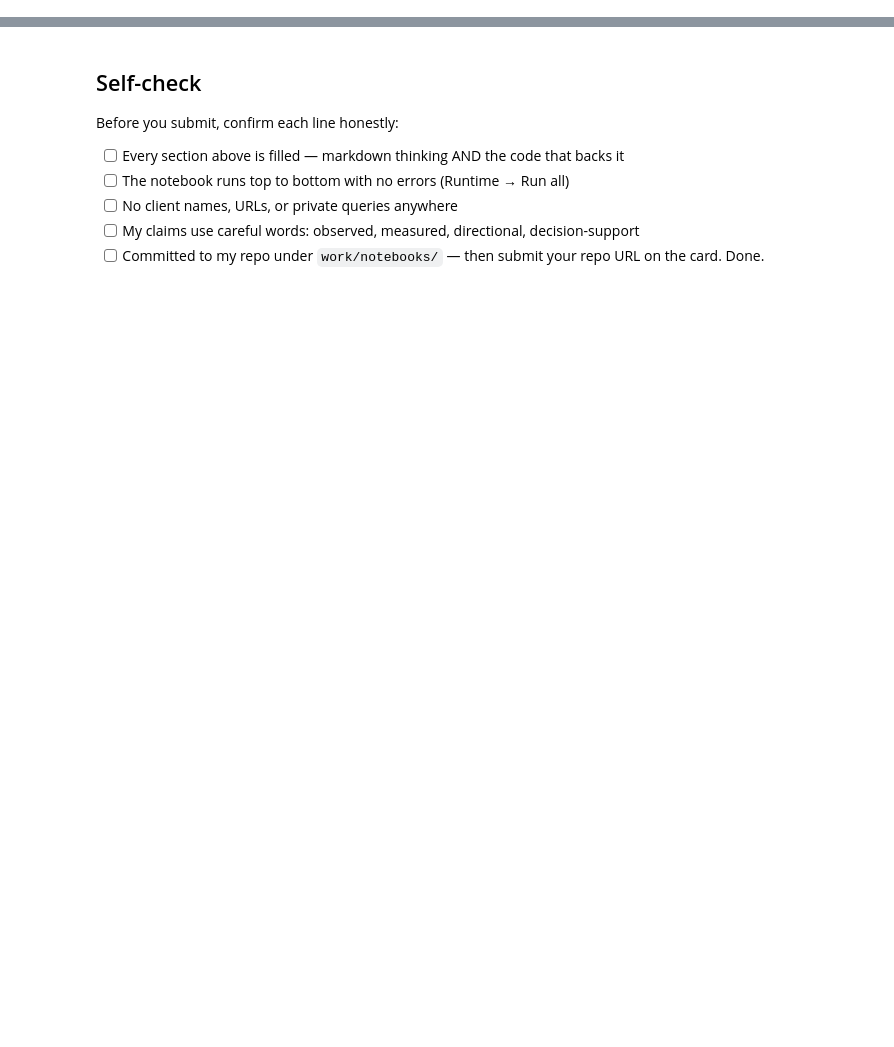
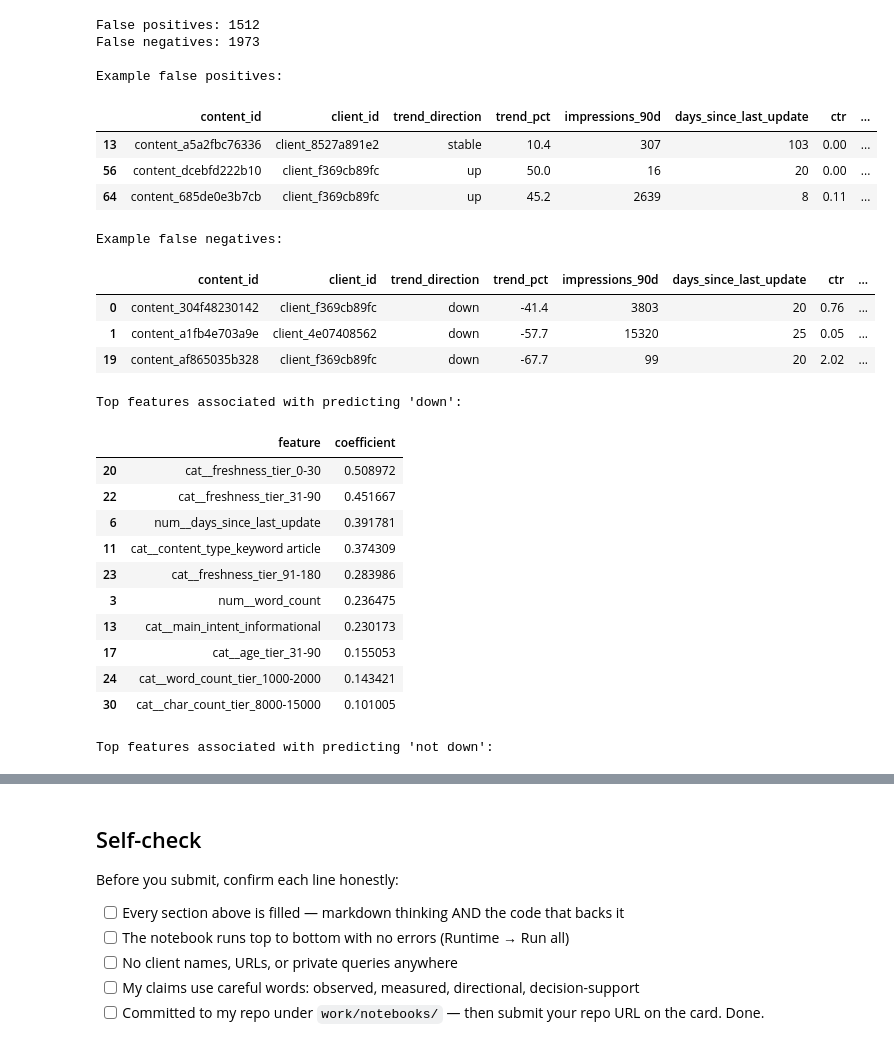
Before and after one commit to yashikasgh/flyrank-ml-internship, a Jupyter notebook: work/notebooks/w05_model.ipynb, the cells around one changed output, grey strips where cells are left out. Cells and saved outputs as stored; diff of their text form; code cells hidden in the pictures; blank space fills up the shorter version.

```diff
--- a/work/notebooks/w05_model.ipynb
+++ b/work/notebooks/w05_model.ipynb
@@ -36,0 +314,78 @@ This skeleton is yours to fill. Work the sections **in order** — each one has
+# %%
+# Threshold-based errors for inspecting the binary "down" label
+test_results = test_data[
+    ["content_id", "client_id", "trend_direction", "trend_pct",
+     "impressions_90d", "days_since_last_update", "ctr",
+     "baseline_score"]
+].copy()
+
+test_results["actual_down"] = y_test.to_numpy()
+test_results["model_probability"] = model_scores
+test_results["predicted_down"] = (model_scores >= 0.5).astype(int)
+
+# False positives: predicted down, but observed label was not down
+false_positives = test_results[
+    (test_results["predicted_down"] == 1) &
+    (test_results["actual_down"] == 0)
+]
+
+# False negatives: observed down, but model did not predict down
+false_negatives = test_results[
+    (test_results["predicted_down"] == 0) &
+    (test_results["actual_down"] == 1)
+]
+
+print("False positives:", len(false_positives))
+print("False negatives:", len(false_negatives))
+
+print("\nExample false positives:")
+display(false_positives.head(3))
+
+print("\nExample false negatives:")
+display(false_negatives.head(3))
+
+# Inspect model coefficients after one-hot encoding
+feature_names = model.named_steps["preprocessor"].get_feature_names_out()
+coefficients = model.named_steps["classifier"].coef_[0]
+
+coef_table = pd.DataFrame({
+    "feature": feature_names,
+    "coefficient": coefficients
+})
+
+print("\nTop features associated with predicting 'down':")
+display(
+    coef_table.sort_values("coefficient", ascending=False).head(10)
+)
+
+print("\nTop features associated with predicting 'not down':")
+display(
+    coef_table.sort_values("coefficient", ascending=True).head(10)
+)
+# %% [output]
+False positives: 1512
+False negatives: 1973
+
+Example false positives:
+|  | content_id | client_id | trend_direction | trend_pct | impressions_90d | days_since_last_update | ctr | ... |
+| 13 | content_a5a2fbc76336 | client_8527a891e2 | stable | 10.4 | 307 | 103 | 0.00 | ... |
+| 56 | content_dcebfd222b10 | client_f369cb89fc | up | 50.0 | 16 | 20 | 0.00 | ... |
+| 64 | content_685de0e3b7cb | client_f369cb89fc | up | 45.2 | 2639 | 8 | 0.11 | ... |
+Example false negatives:
+|  | content_id | client_id | trend_direction | trend_pct | impressions_90d | days_since_last_update | ctr | ... |
+| 0 | content_304f48230142 | client_f369cb89fc | down | -41.4 | 3803 | 20 | 0.76 | ... |
+| 1 | content_a1fb4e703a9e | client_4e07408562 | down | -57.7 | 15320 | 25 | 0.05 | ... |
+| 19 | content_af865035b328 | client_f369cb89fc | down | -67.7 | 99 | 20 | 2.02 | ... |
+Top features associated with predicting 'down':
+|  | feature | coefficient |
+| 20 | cat__freshness_tier_0-30 | 0.508972 |
+| 22 | cat__freshness_tier_31-90 | 0.451667 |
+| 6 | num__days_since_last_update | 0.391781 |
+| 11 | cat__content_type_keyword article | 0.374309 |
+| 23 | cat__freshness_tier_91-180 | 0.283986 |
+| 3 | num__word_count | 0.236475 |
+| 13 | cat__main_intent_informational | 0.230173 |
+| 17 | cat__age_tier_31-90 | 0.155053 |
+| 24 | cat__word_count_tier_1000-2000 | 0.143421 |
+| 30 | cat__char_count_tier_8000-15000 | 0.101005 |
+Top features associated with predicting 'not down':
```
Also changed, not shown: parts of 19 cells of this notebook.
